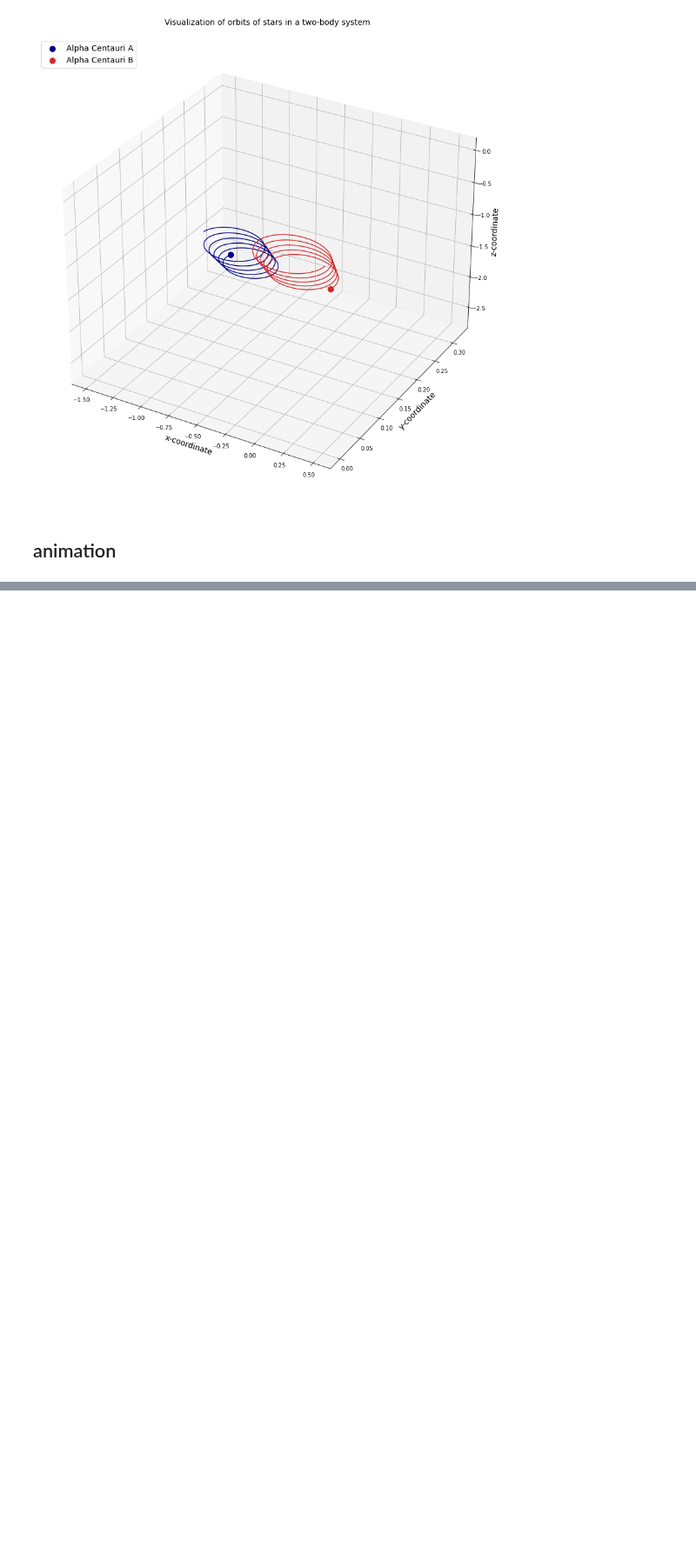
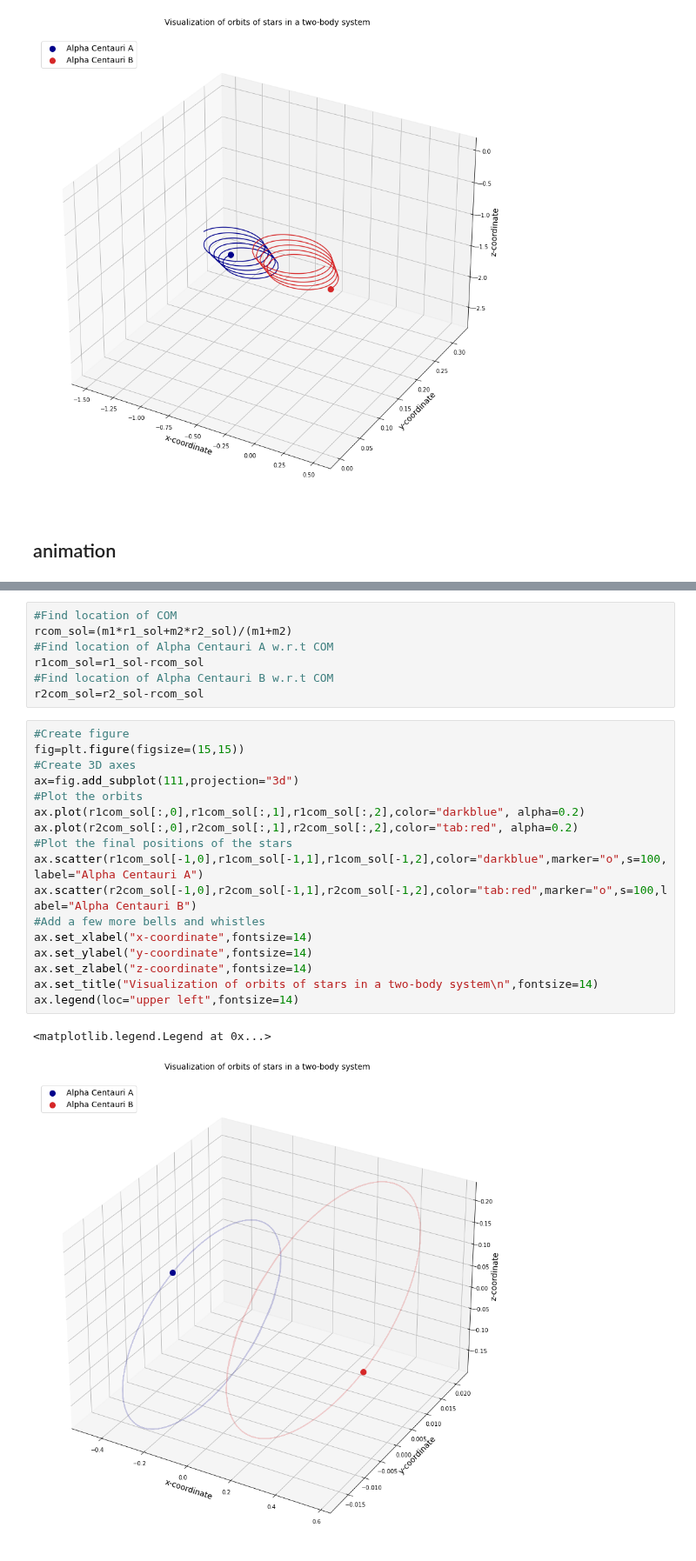
Before and after one commit to Ewen2015/DataScienceNotes, a Jupyter notebook: pygame/threebody/001_matplot_animation.ipynb, the cells around one changed output, grey strips where cells are left out. Shown at 87% size. Cells and saved outputs as stored; diff of their text form; blank space fills up the shorter version.

```diff
--- a/pygame/threebody/001_matplot_animation.ipynb
+++ b/pygame/threebody/001_matplot_animation.ipynb
@@ -157,0 +280,27 @@ anim.save('treebody.gif', writer=animation.PillowWriter())
+# %%
+#Find location of COM
+rcom_sol=(m1*r1_sol+m2*r2_sol)/(m1+m2)
+#Find location of Alpha Centauri A w.r.t COM
+r1com_sol=r1_sol-rcom_sol
+#Find location of Alpha Centauri B w.r.t COM
+r2com_sol=r2_sol-rcom_sol
+# %%
+#Create figure
+fig=plt.figure(figsize=(15,15))
+#Create 3D axes
+ax=fig.add_subplot(111,projection="3d")
+#Plot the orbits
+ax.plot(r1com_sol[:,0],r1com_sol[:,1],r1com_sol[:,2],color="darkblue", alpha=0.2)
+ax.plot(r2com_sol[:,0],r2com_sol[:,1],r2com_sol[:,2],color="tab:red", alpha=0.2)
+#Plot the final positions of the stars
+ax.scatter(r1com_sol[-1,0],r1com_sol[-1,1],r1com_sol[-1,2],color="darkblue",marker="o",s=100,label="Alpha Centauri A")
+ax.scatter(r2com_sol[-1,0],r2com_sol[-1,1],r2com_sol[-1,2],color="tab:red",marker="o",s=100,label="Alpha Centauri B")
+#Add a few more bells and whistles
+ax.set_xlabel("x-coordinate",fontsize=14)
+ax.set_ylabel("y-coordinate",fontsize=14)
+ax.set_zlabel("z-coordinate",fontsize=14)
+ax.set_title("Visualization of orbits of stars in a two-body system\n",fontsize=14)
+ax.legend(loc="upper left",fontsize=14)
+# %% [output]
+<matplotlib.legend.Legend at 0x...>
+[figure, added]
```
Also changed, not shown: parts of 35 cells of this notebook, 5 other files.
